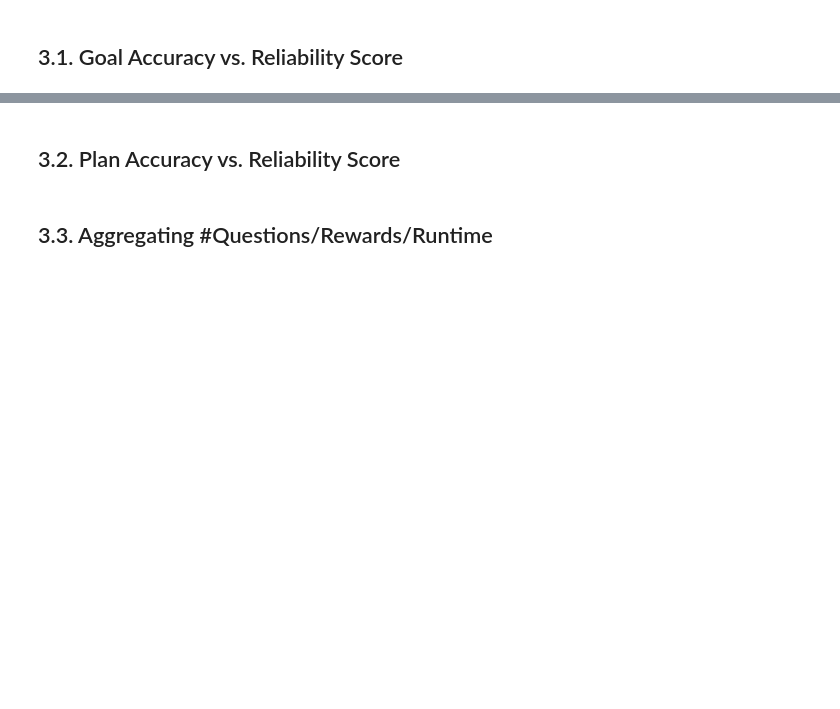
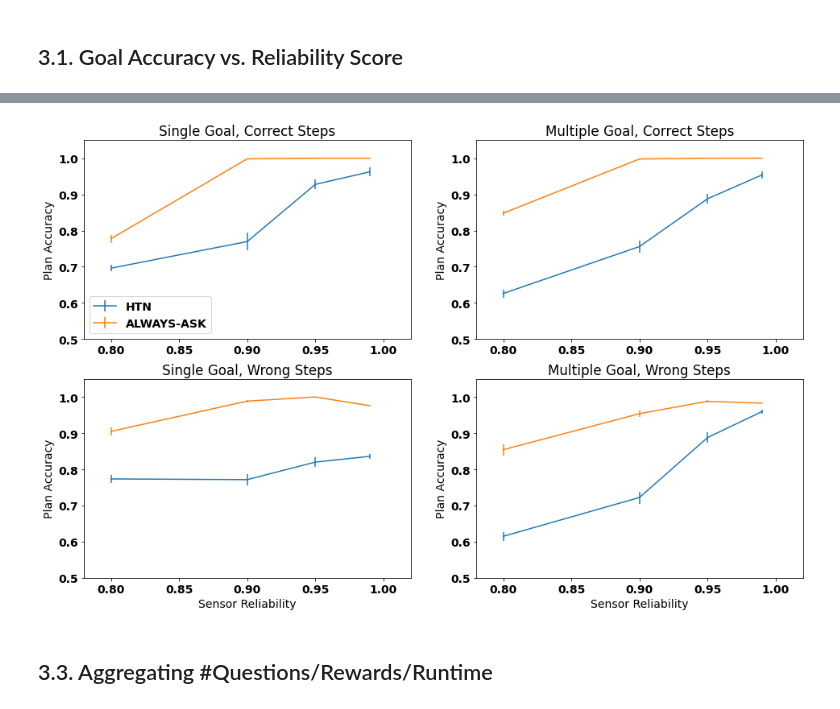
Before and after one commit to IfrahIdrees/DGR-POMDP, a Jupyter notebook: PerformanceEvaluation/visualization.ipynb, the cells around one changed output, grey strips where cells are left out. Cells and saved outputs as stored; diff of their text form; code cells hidden in the pictures; blank space fills up the shorter version.

```diff
--- a/PerformanceEvaluation/visualization.ipynb
+++ b/PerformanceEvaluation/visualization.ipynb
@@ -168,46 +323,49 @@ curr_df
 # %%
 # Get aggregated results for each case for each agent
-goal_acc_line_df = defaultdict(dict)
-goal_sem_line_df = defaultdict(dict)
+plan_acc_line_df = defaultdict(dict)
+plan_sem_line_df = defaultdict(dict)
 x_ticklabels = None
 
-for case, case_nums in case_category_tuples.items():
+for case, case_nums in case_category_tuples[target_domain].items():
     #print(case, case_nums)
     for agent in args.agent_type:
-        curr_df = goal_acc_csv_dict[agent].copy()
+        curr_df = plan_acc_csv_dict[agent].copy()
         #print(curr_df)
         curr_df = curr_df[curr_df["Case_Num"].isin(case_nums)]
         curr_df.drop("Case_Num", axis=1, inplace=True)
-        goal_acc_line_df[case][agent] = list(curr_df.mean().to_dict().values())[::-1]  # Make the sensor reliability ascending
+        plan_acc_line_df[case][agent] = list(curr_df.mean().to_dict().values())[::-1]  # Make the sensor reliability ascending
 
-        curr_df = goal_sem_csv_dict[agent].copy()
+        curr_df = plan_sem_csv_dict[agent].copy()
         curr_df = curr_df[curr_df["Case_Num"].isin(case_nums)]
         curr_df.drop("Case_Num", axis=1, inplace=True)
-        goal_sem_line_df[case][agent] = list(curr_df.mean().to_dict().values())[::-1] # Make the sensor reliability ascending
+        plan_sem_line_df[case][agent] = list(curr_df.mean().to_dict().values())[::-1] # Make the sensor reliability ascending
         x_ticklabels = curr_df.columns.to_list()[::-1]  # Make the sensor reliability ascending
 # %%
 # Visualize Performance by Case Category
 x = [float(val) for val in x_ticklabels]
 
 n_row = 2
 n_col = 2
 fig, ax = plt.subplots(n_row, n_col, figsize=(16,10))
 
-for case_id, case in enumerate(case_category_tuples.keys()):
+for case_id, case in enumerate(case_category_tuples[target_domain].keys()):
 
     plot_row = case_id // n_col
     plot_col = case_id % n_col
 
     for agent in (args.agent_type):
-        acc = goal_acc_line_df[case][agent]
-        sem = goal_sem_line_df[case][agent]
+        acc = plan_acc_line_df[case][agent]
+        sem = plan_sem_line_df[case][agent]
         ax[plot_row][plot_col].errorbar(x, acc, yerr=sem, label=baseline_agent_dict[agent])
 
-    ax[plot_row][plot_col].legend(loc="lower right")
+    if case_id == 0:
+        ax[plot_row][plot_col].legend(loc="best")
+
     ax[plot_row][plot_col].set_title(case)
-    ax[plot_row][plot_col].set_ylabel('Goal Accuracy')
+    ax[plot_row][plot_col].set_ylabel("Plan Accuracy")
     if plot_row == 1:
-        ax[plot_row][plot_col].set_xlabel('Sensor Reliability')
-        ax[plot_row][plot_col].set_ylim([0.5, 1.05])
+        ax[plot_row][plot_col].set_xlabel("Sensor Reliability")
+    ax[plot_row][plot_col].set_ylim([0.5, 1.05])
+    ax[plot_row][plot_col].set_xlim([0.78, 1.02])
+# %% [output]
+[figure, added]
-# %% [markdown]
-## 3.2. Plan Accuracy vs. Reliability Score
```
Also changed, not shown: parts of 36 cells of this notebook.
